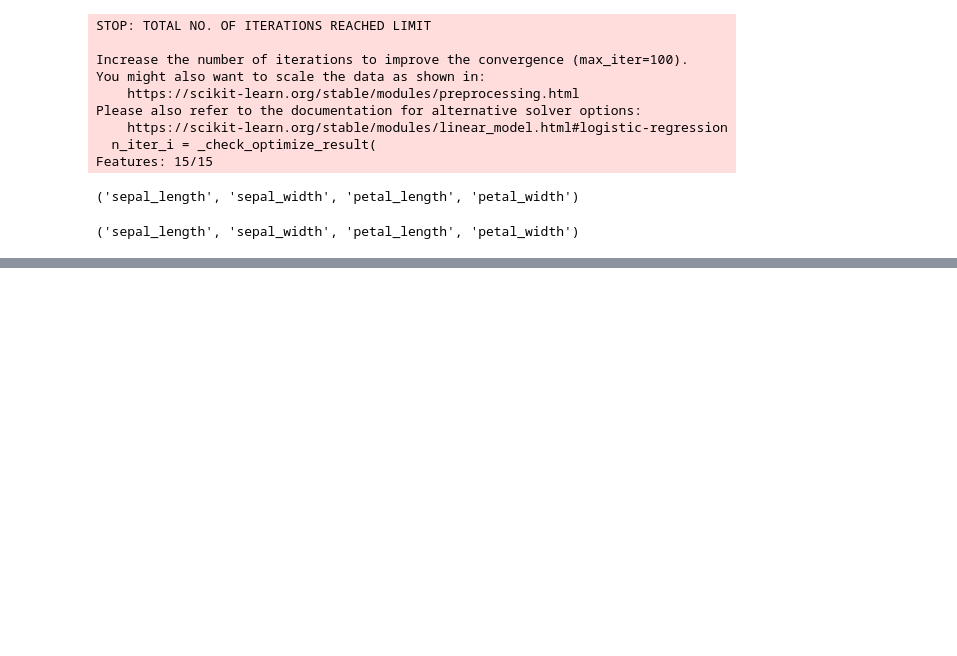
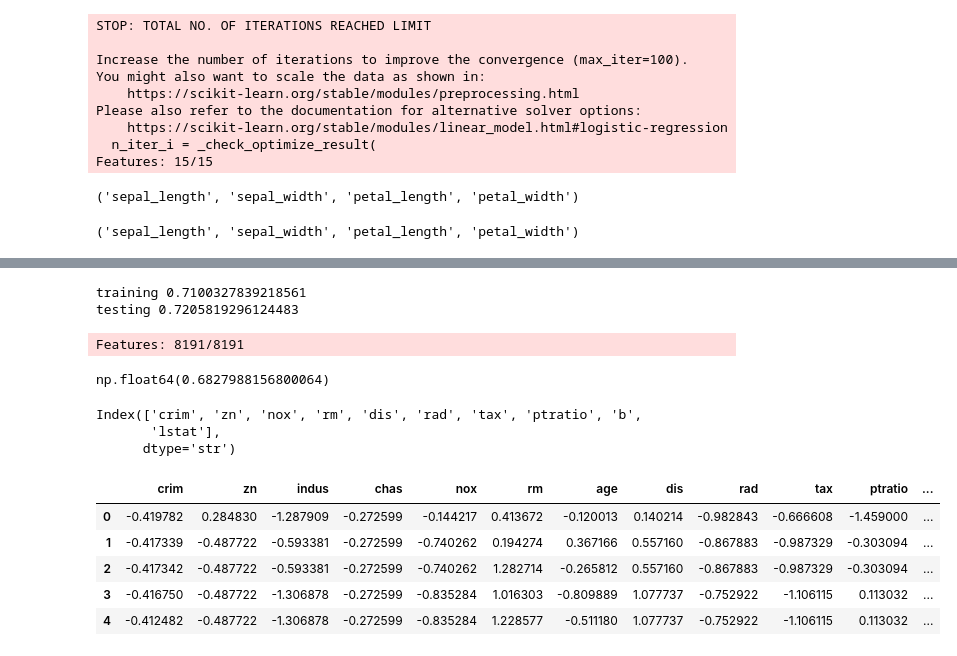
Before and after one commit to priyansh-commits/practice, a Jupyter notebook: wrapperfeat_sel.ipynb, the cells around one changed output, grey strips where cells are left out. Saved outputs shown, nothing was run; the diff lists cells and outputs as text; code cells hidden in the pictures; blank space fills up the shorter version.

```diff
--- a/wrapperfeat_sel.ipynb
+++ b/wrapperfeat_sel.ipynb
@@ -61,0 +92,72 @@ model.best_feature_names_
+# %%
+def adjust_r2(r2, num_examples, num_features):
+    coef = (num_examples - 1) / (num_examples - num_features - 1)
+    return 1 - (1 - r2) * coef
+metric_df = pd.DataFrame.from_dict(sel.get_metric_dict()).T
+metric_df['observations'] = 404
+metric_df['num_features'] = metric_df['feature_idx'].apply(lambda x:len(x))
+metric_df['adjusted_r2'] = adjust_r2(metric_df['avg_score'],metric_df['observations'],metric_df['num_features'])
+model = LinearRegression()
+X_train_sel = sel.transform(X_train)
+X_test_sel = sel.transform(X_test)
+print("training",np.mean(cross_val_score(model, X_train_sel, y_train, cv=5, scoring='r2')))
+print("testing",np.mean(cross_val_score(model, X_test_sel, y_test, cv=5, scoring='r2')))
+# %% [output]
+training 0.7100327839218561
+testing 0.7205819296124483
+# %%
+df = pd.read_csv('https://raw.githubusercontent.com/selva86/datasets/master/BostonHousing.csv')
+df.head()
+from sklearn.model_selection import train_test_split
+
+X_train, X_test, y_train, y_test = train_test_split(df.iloc[:,:-1], df['medv'], test_size=0.2, random_state=1)
+from sklearn.preprocessing import StandardScaler
+
+sc = StandardScaler()
+X_train = sc.fit_transform(X_train)
+X_test = sc.transform(X_test)
+from mlxtend.feature_selection import ExhaustiveFeatureSelector as EFS
+from sklearn.linear_model import LinearRegression
+lr=LinearRegression()
+sel = EFS(lr, max_features=13, scoring='r2', cv=10, print_progress=True,n_jobs=-1)
+
+sel = sel.fit(X_train, y_train)
+sel.best_score_
+X_train = pd.DataFrame(X_train)
+X_test = pd.DataFrame(X_test)
+X_train.columns = df.columns[:-1]
+X_test.columns = df.columns[:-1]
+# %% [output]
+Features: 8191/8191
+np.float64(0.6827988156800064)
+# %%
+sel.best_feature_names_
+X_train_new = sel.transform(X_train)
+X_test_new = sel.transform(X_test)
+r2_score(y_train, lr.fit(X_train_new, y_train).predict(X_train_new)), r2_score(y_test, lr.fit(X_train_new, y_train).predict(X_test_new))
+sel.best_feature_names_
+df.iloc[:,[0,1,4,5,7,8,9,10,11,12]].columns
+# %% [output]
+Index(['crim', 'zn', 'nox', 'rm', 'dis', 'rad', 'tax', 'ptratio', 'b',
+       'lstat'],
+      dtype='str')
+# %%
+df = pd.read_csv('https://raw.githubusercontent.com/selva86/datasets/master/BostonHousing.csv')
+df.head()
+from sklearn.preprocessing import StandardScaler
+
+sc = StandardScaler()
+df=pd.DataFrame(sc.fit_transform(df),columns=df.columns)
+from sklearn.model_selection import train_test_split
+
+X_train, X_test, y_train, y_test = train_test_split(df.iloc[:,:-1], df['medv'], test_size=0.2, random_state=1)
+from sklearn.linear_model import LinearRegression
+lr = LinearRegression()
+df.head()
+# %% [output]
+|  | crim | zn | indus | chas | nox | rm | age | dis | rad | tax | ptratio | ... |
+| 0 | -0.419782 | 0.284830 | -1.287909 | -0.272599 | -0.144217 | 0.413672 | -0.120013 | 0.140214 | -0.982843 | -0.666608 | -1.459000 | ... |
+| 1 | -0.417339 | -0.487722 | -0.593381 | -0.272599 | -0.740262 | 0.194274 | 0.367166 | 0.557160 | -0.867883 | -0.987329 | -0.303094 | ... |
+| 2 | -0.417342 | -0.487722 | -0.593381 | -0.272599 | -0.740262 | 1.282714 | -0.265812 | 0.557160 | -0.867883 | -0.987329 | -0.303094 | ... |
+| 3 | -0.416750 | -0.487722 | -1.306878 | -0.272599 | -0.835284 | 1.016303 | -0.809889 | 1.077737 | -0.752922 | -1.106115 | 0.113032 | ... |
+| 4 | -0.412482 | -0.487722 | -1.306878 | -0.272599 | -0.835284 | 1.228577 | -0.511180 | 1.077737 | -0.752922 | -1.106115 | 0.113032 | ... |
```
Also changed, not shown: parts of 6 cells of this notebook.
